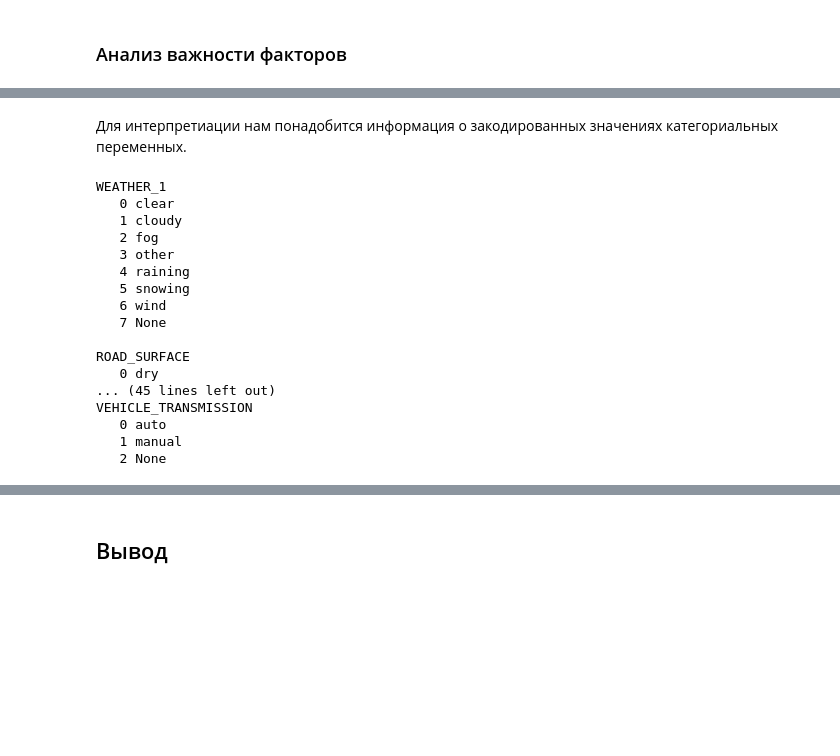
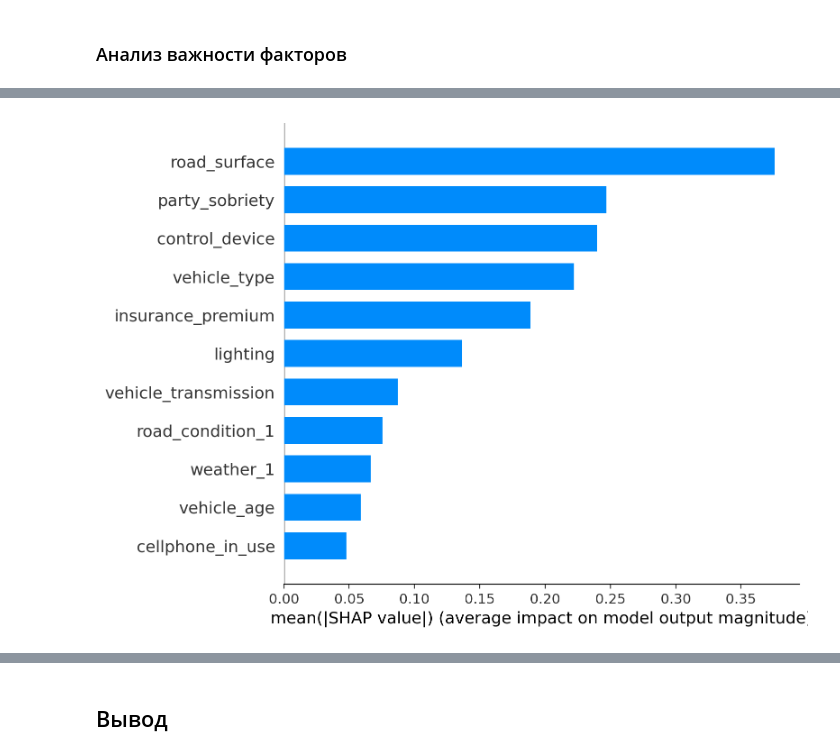
Before and after one commit to dimdasci/yp15-motor-vehicle-collisions, a Jupyter notebook: notebooks/yp15-motor-vehicle-collisions.ipynb, the cells around one changed output, grey strips where cells are left out. Cells and saved outputs as stored; diff of their text form; code cells hidden in the pictures; blank space fills up the shorter version.

```diff
--- a/notebooks/yp15-motor-vehicle-collisions.ipynb
+++ b/notebooks/yp15-motor-vehicle-collisions.ipynb
@@ -1511,8 +1515,5 @@ plt.show()
 # %%
 observations = pd.DataFrame(X_train_preprocessed_na,
-    columns = categorical_features + numerical_features
+    columns = categorical_features_str + categorical_features_num + numerical_features
 )
-
-explainer = shap.TreeExplainer(hgb_clf)
-
-shap_values = explainer.shap_values(observations)
+shap_values = shap.TreeExplainer(hgb_clf).shap_values(observations)
@@ -1524,27 +1520,4 @@ No data for colormapping provided via 'c'. Parameters 'vmin', 'vmax' will be ign
-# %% [markdown]
-Для интерпретиации нам понадобится информация о закодированных значениях категориальных переменных.
-# %%
-enc = preprocessor_na.named_transformers_["categorical_str"]
-for feat, cats in zip(enc.feature_names_in_, enc.categories_):
-    print(feat.upper())
-    for i, c in enumerate(cats):
-        print(f"{i:4d} {c}")
-    print()
-# %% [output]
-WEATHER_1
-   0 clear
-   1 cloudy
-   2 fog
-   3 other
-   4 raining
-   5 snowing
-   6 wind
-   7 None
-
-ROAD_SURFACE
-   0 dry
-... (45 lines left out)
-VEHICLE_TRANSMISSION
-   0 auto
-   1 manual
-   2 None
+# %%
+shap.summary_plot(shap_values, observations, plot_type="bar")
+# %% [output]
+[figure, added]
```
Also changed, not shown: parts of 29 cells of this notebook.
